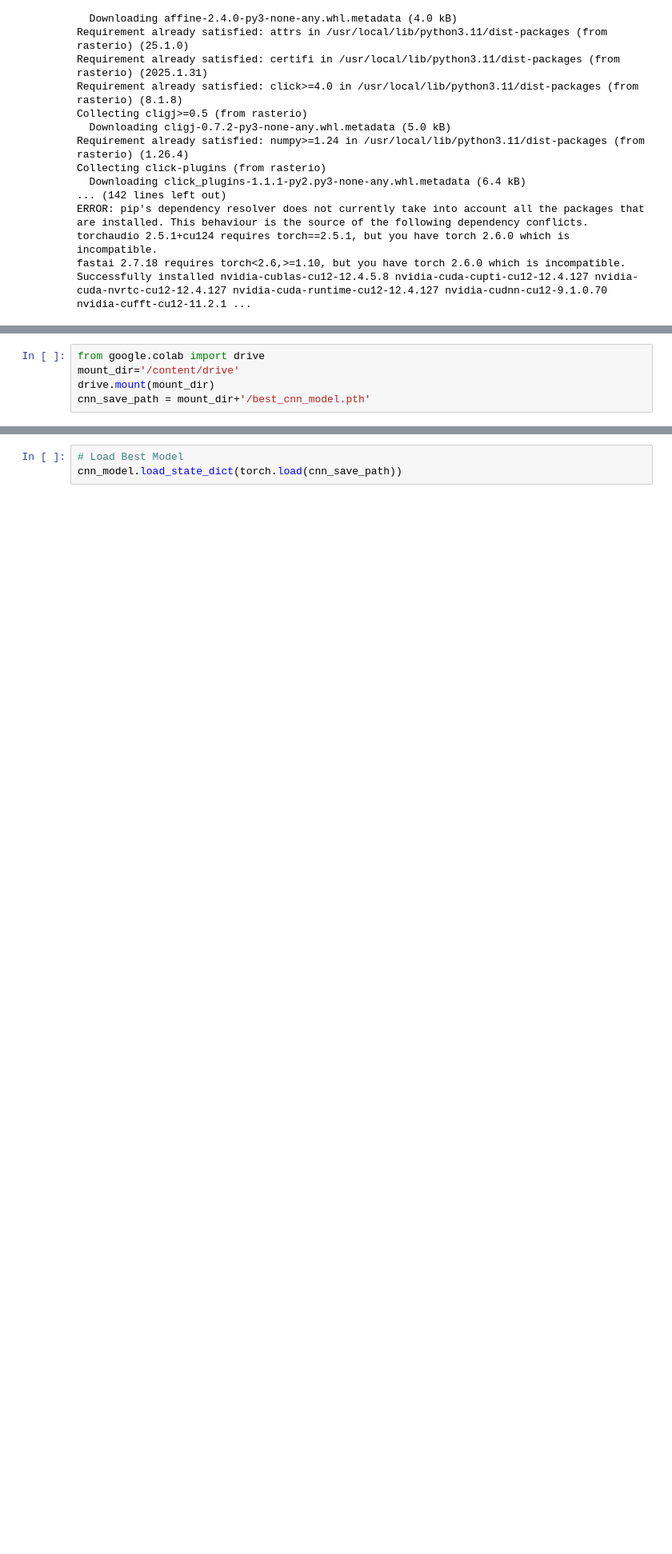
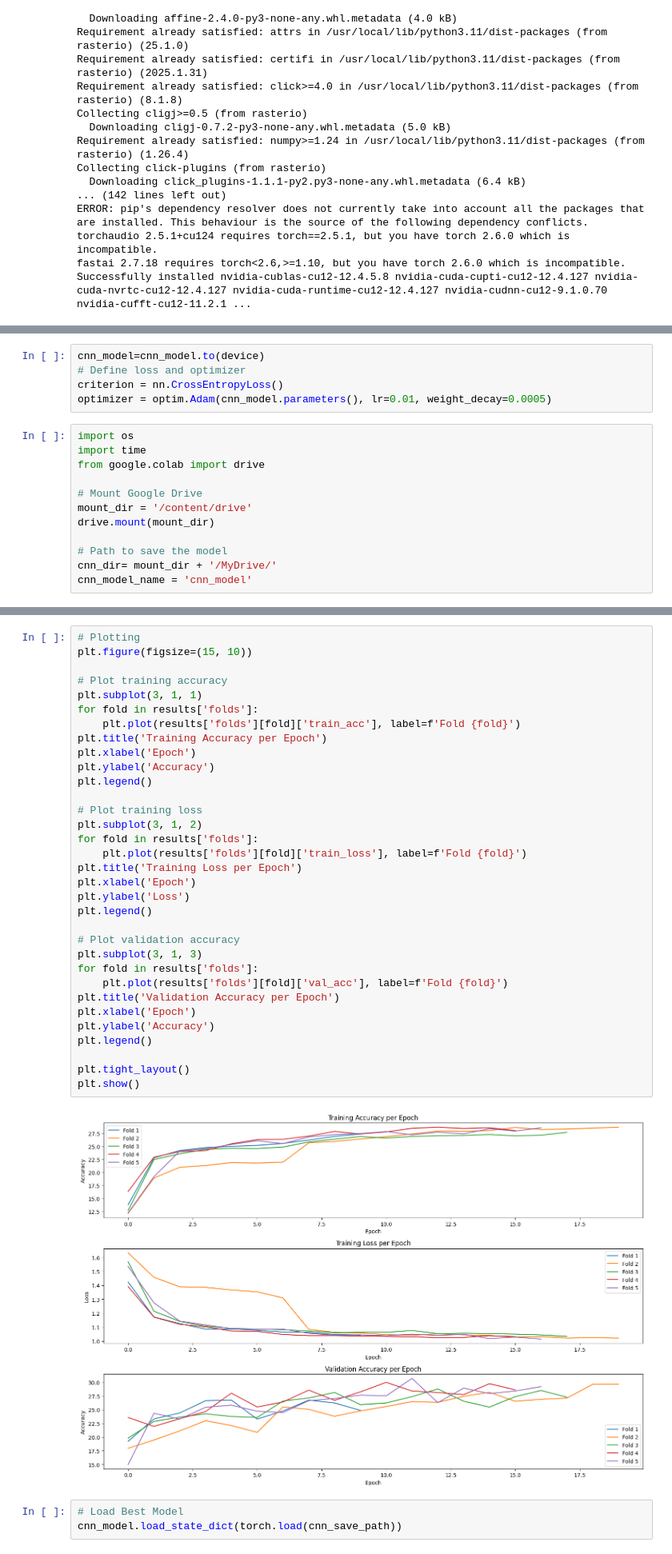
Before and after one commit to MahdiTheGreat/Semantic-Segmentation-with-Deep-Learning, a Jupyter notebook: Semantic_Segmentation.ipynb, the cells around one changed output, grey strips where cells are left out. Shown at 80% size. Cells and saved outputs as stored; diff of their text form; blank space fills up the shorter version.

```diff
--- a/Semantic_Segmentation.ipynb
+++ b/Semantic_Segmentation.ipynb
@@ -341,6 +432,18 @@ Target shape: torch.Size([100, 224, 224])
+# %%
+cnn_model=cnn_model.to(device)
+# Define loss and optimizer
+criterion = nn.CrossEntropyLoss()
+optimizer = optim.Adam(cnn_model.parameters(), lr=0.01, weight_decay=0.0005)
 # %%
+import os
+import time
 from google.colab import drive
-mount_dir='/content/drive'
+
+# Mount Google Drive
+mount_dir = '/content/drive'
 drive.mount(mount_dir)
-cnn_save_path = mount_dir+'/best_cnn_model.pth'
+
+# Path to save the model
+cnn_dir= mount_dir + '/MyDrive/'
+cnn_model_name = 'cnn_model'
 # %% [output]
@@ -533,3 +665,38 @@ RuntimeError: File /content/drive/best_cnn_model.pth cannot be opened.
+# %%
+# Plotting
+plt.figure(figsize=(15, 10))
+
+# Plot training accuracy
+plt.subplot(3, 1, 1)
+for fold in results['folds']:
+    plt.plot(results['folds'][fold]['train_acc'], label=f'Fold {fold}')
+plt.title('Training Accuracy per Epoch')
+plt.xlabel('Epoch')
+plt.ylabel('Accuracy')
+plt.legend()
+
+# Plot training loss
+plt.subplot(3, 1, 2)
+for fold in results['folds']:
+    plt.plot(results['folds'][fold]['train_loss'], label=f'Fold {fold}')
+plt.title('Training Loss per Epoch')
+plt.xlabel('Epoch')
+plt.ylabel('Loss')
+plt.legend()
+
+# Plot validation accuracy
+plt.subplot(3, 1, 3)
+for fold in results['folds']:
+    plt.plot(results['folds'][fold]['val_acc'], label=f'Fold {fold}')
+plt.title('Validation Accuracy per Epoch')
+plt.xlabel('Epoch')
+plt.ylabel('Accuracy')
+plt.legend()
+
+plt.tight_layout()
+plt.show()
+# %% [output]
+[figure, added]
 # %%
 # Load Best Model
 cnn_model.load_state_dict(torch.load(cnn_save_path))
```
Also changed, not shown: parts of 22 cells of this notebook.
